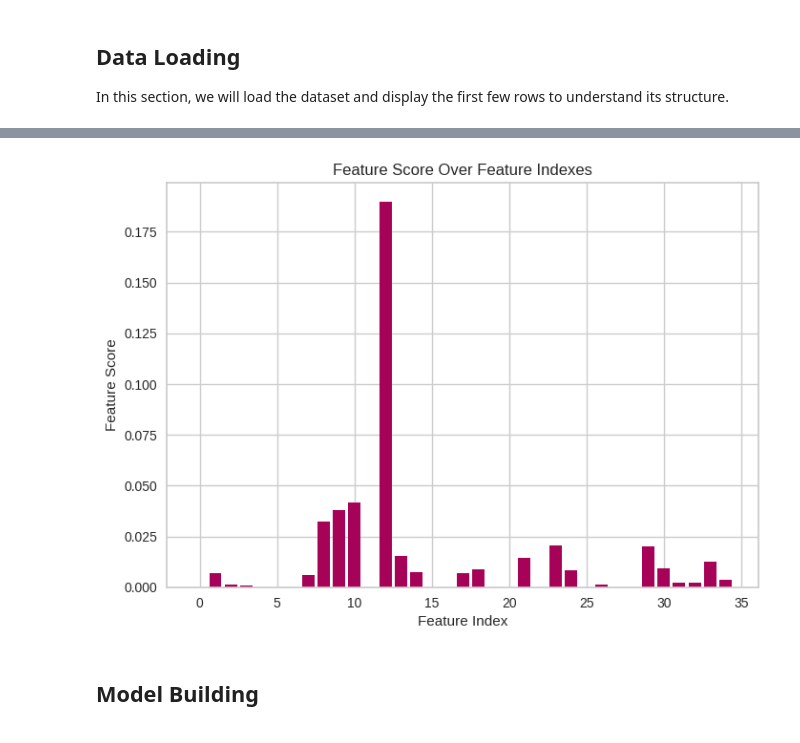
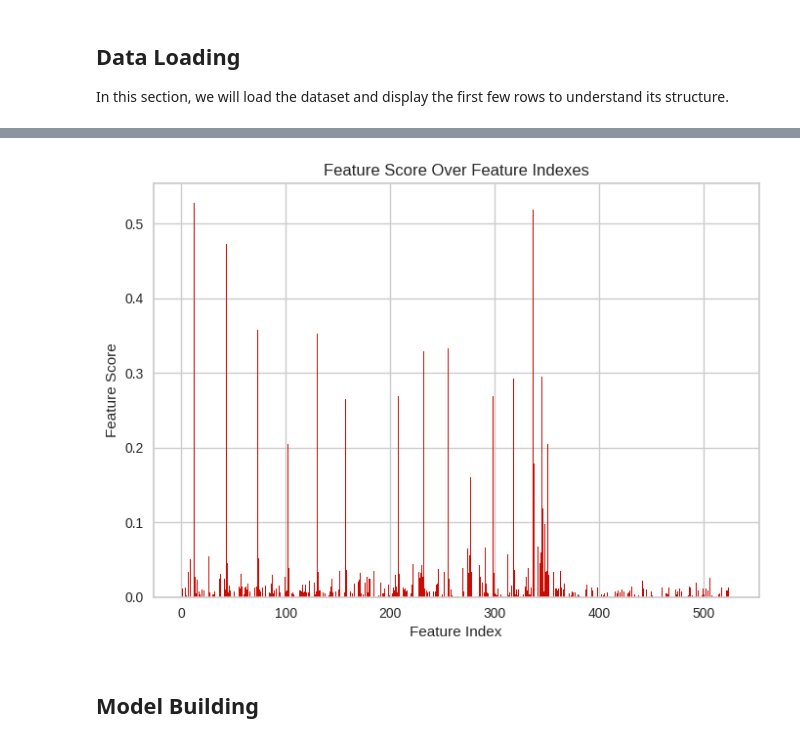
Before and after one commit to KIa-MEL/Credit-Limit-Prediction-Using-Neural-Networks, a Jupyter notebook: src/main.ipynb, the cells around one changed output, grey strips where cells are left out. Saved outputs shown, nothing was run; the diff lists cells and outputs as text; code cells hidden in the pictures.

```diff
--- a/src/main.ipynb
+++ b/src/main.ipynb
@@ -46,7 +47,7 @@ The device is: cuda
 ## **Data Loading**
 In this section, we will load the dataset and display the first few rows to understand its structure.
 # %%
-dataset = Dataset(data_path='../data/CreditPrediction.csv', target_col='Credit_Limit')
+dataset = Dataset(data_path='../data/polynomial_dataset.csv', target_col='Credit_Limit')
 dataset.load_data()
 
 print(f'The dataset is shown below:')
@@ -69,4 +76,4 @@ The dataset is shown below:
 # %%
-dataset.preprocess_data(features_score_plot=True, random_state=112, pca=False,)
+dataset.preprocess_data(features_score_plot=True, random_state=112, pca=False, feature_selection=True, is_expanded=False)
 # %% [output]
-[figure, old version]
+[figure, new version]
```
Also changed, not shown: parts of 22 cells of this notebook, 5 other files.
